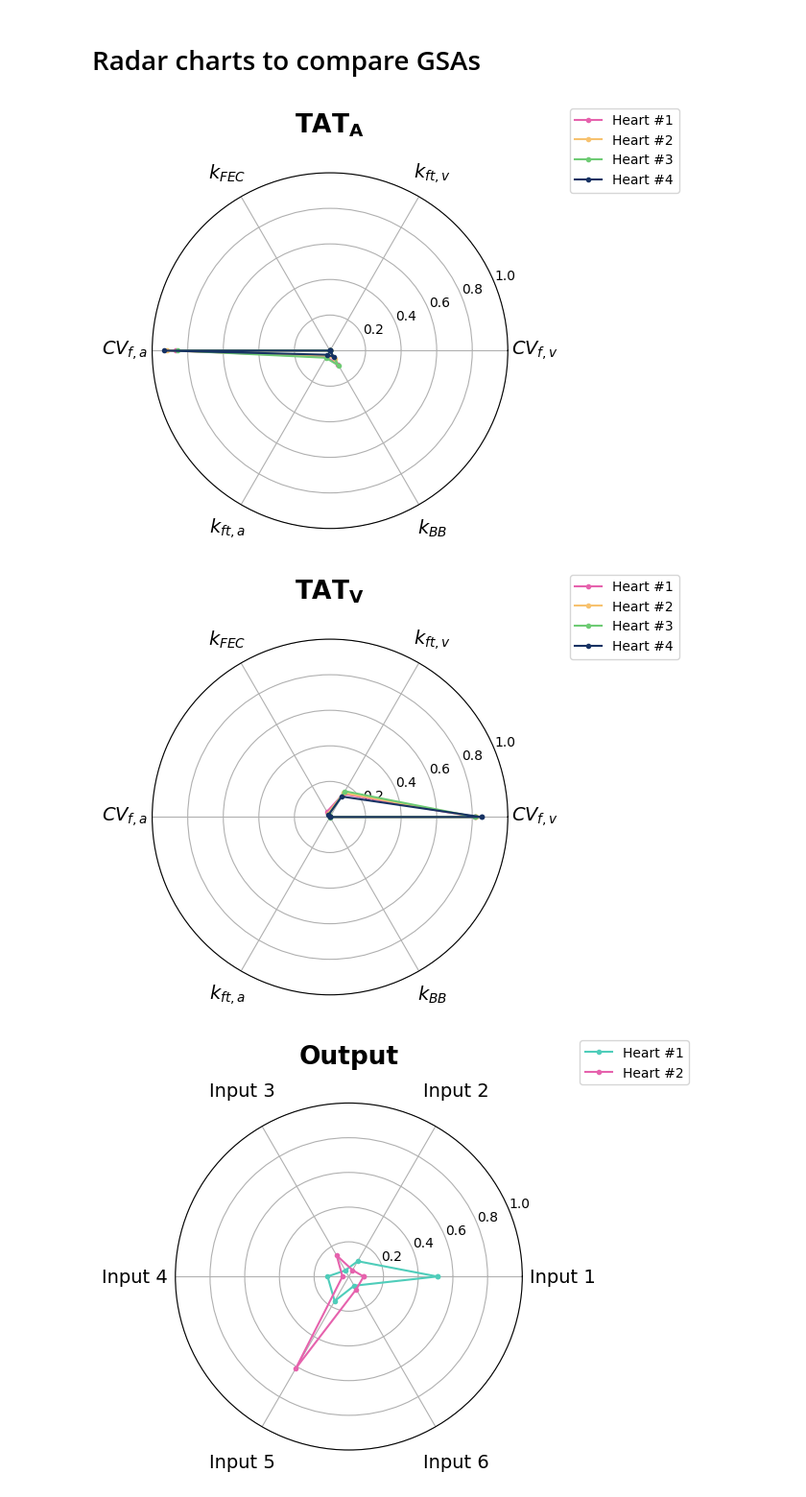
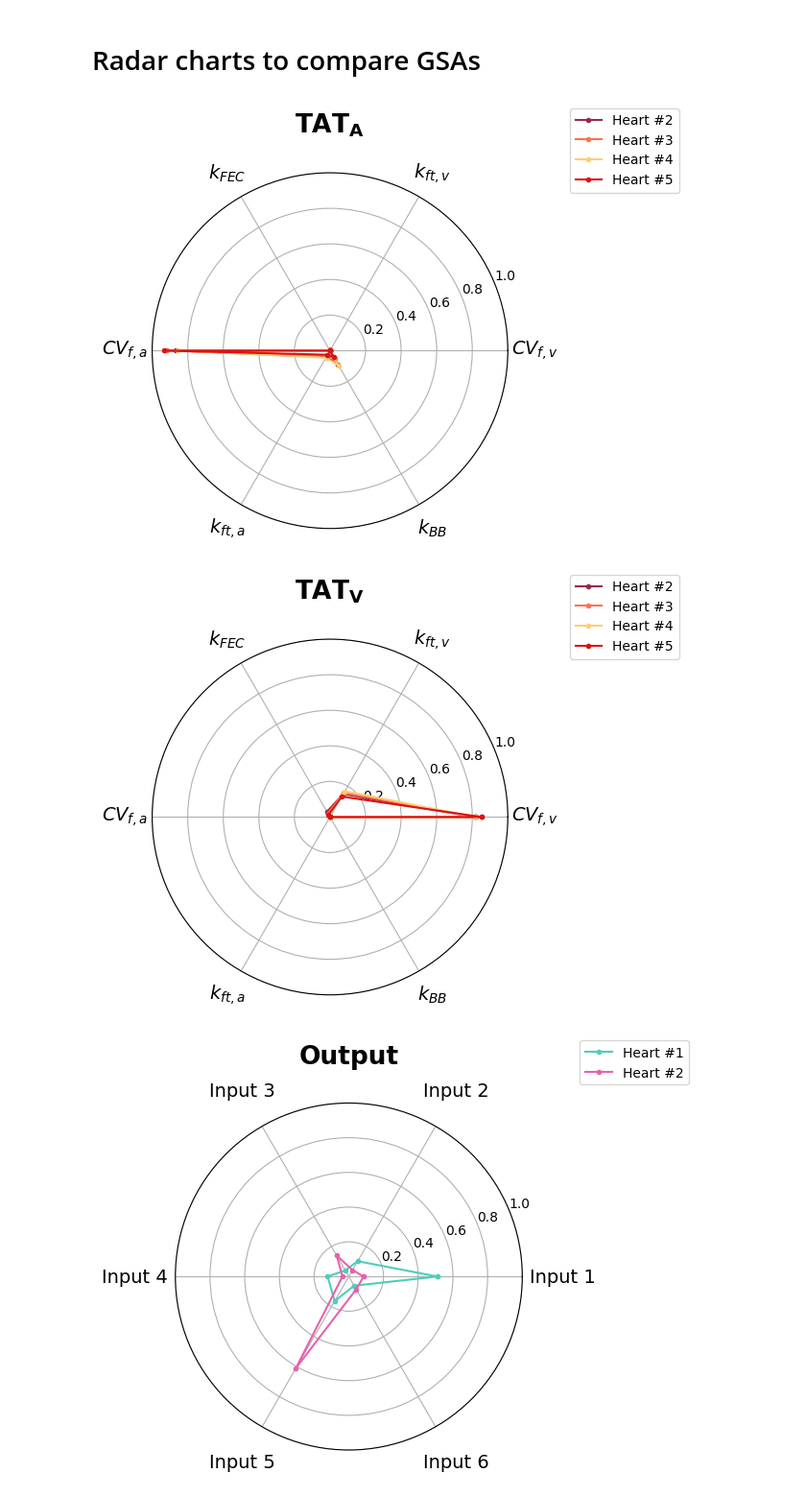
Before and after one commit to CEMRG-publications/Rodero_2026_JMCC, a Jupyter notebook: notebooks/plot_GSA.ipynb, the cells around one changed output. Shown: that part at 96% size. Cells and saved outputs as stored; diff of their text form; code cells hidden in the pictures.

```diff
--- a/notebooks/plot_GSA.ipynb
+++ b/notebooks/plot_GSA.ipynb
@@ -138,7 +140,7 @@ import numpy as np
 
 
 
-def plot_GSA_radar_chart(scenarios, xlabels, ylabels, savepath, fontsize,figname_preffix):
+def plot_GSA_radar_chart(scenarios, xlabels, ylabels, savepath, fontsize,figname_preffix, legend = [], colors = []):
 
     for output_idx in range(len(ylabels)):
         figname = f"{figname_preffix}_{output_idx}"
@@ -152,7 +154,7 @@ def plot_GSA_radar_chart(scenarios, xlabels, ylabels, savepath, fontsize,figname
 
         for i, scenario in enumerate(scenarios):
             # Read Si_total.csv and convert to numpy array of floats
-            with open(f"/media/croderog/SeagateExpansionDrive/HCM/{scenario}/output/Si_total.csv", 'r') as f:
+            with open(f"/media/croderog/{harddrive}/HCM/{scenario}/output/Si_total.csv", 'r') as f:
                 csv_reader = csv.reader(f)
                 ST_all = np.array([list(map(float, row)) for row in csv_reader])
 
@@ -169,13 +171,18 @@ def plot_GSA_radar_chart(scenarios, xlabels, ylabels, savepath, fontsize,figname
 
         # Curran et al's colours
         # colors = ['#4fcdba', '#e662ad', '#f7c26f', '#6ecb74', '#173263']
-        colors = ['#e662ad', '#f7c26f', '#6ecb74', '#173263']
+
+        if len(colors) == 0:
+            colors = ['#e662ad', '#f7c26f', '#6ecb74', '#173263']
 
         # Create polar plot
         fig, ax = plt.subplots(subplot_kw={'projection': 'polar'})
 
+        if len(legend) == 0:
+            legend = [f"Heart #{i+1}" for i in range(len(scenarios))]
+
         for i, scenario in enumerate(scenarios):
-            ax.plot(theta_radians, r[i], marker='.', label=f"Heart #{i+1}", color=colors[i])
+            ax.plot(theta_radians, r[i], marker='.', label=legend[i], color=colors[i])
 
 # Set theta ticks and labels
         ax.set_xticks(theta_radians[:-1])
@@ -192,27 +199,39 @@ def plot_GSA_radar_chart(scenarios, xlabels, ylabels, savepath, fontsize,figname
         plt.legend(loc="upper right", bbox_to_anchor=(1.5, 1.2))
 
         plt.tight_layout()
+
+        os.makedirs(savepath,exist_ok=True)
         plt.savefig(f"{savepath}/{figname}.png", bbox_inches="tight", dpi=300)
 # %%
 
-scenarios = [f"{heart_names[i]}/scenarios/{scenario_numbers['EP'][i]}" for i in range(len(heart_names))]
 
-xlabels = np.loadtxt(f"/media/croderog/SeagateExpansionDrive/HCM/{scenarios[-1]}/data/xlabels_plot.txt", dtype=str)
-ylabels = np.loadtxt(f"/media/croderog/SeagateExpansionDrive/HCM/{scenarios[-1]}/data/ylabels_plot.txt", dtype=str)
-savepath = f"/media/croderog/SeagateExpansionDrive/HCM/figures"
+# CHOOSE THIS
+figname_preffix = f"{simulation_type}_GSA_radarchart_2_to_5"
+legend = [f"Heart #{i}" for i in range(2,6)]
+# colors = ["#E57373","#9b2948","#ff7251","#ffcd74","#ffedbf"]
+colors = ["#9b2948","#ff7251","#ffcd74","#dd1212"]
+
+
+
+scenarios = [f"{heart_names[i]}/scenarios/{scenario_numbers[simulation_type][i]}" for i in range(len(heart_names))]
+
+xlabels = np.loadtxt(f"/media/croderog/{harddrive}/HCM/{scenarios[-1]}/data/xlabels_plot.txt", dtype=str)
+ylabels = np.loadtxt(f"/media/croderog/{harddrive}/HCM/{scenarios[-1]}/data/ylabels_plot.txt", dtype=str)
+savepath = f"/media/croderog/{harddrive}/HCM/figures"
 
 fontsize=14
-figname_preffix = "inflation_GSA_radarchart"
 
 plot_GSA_radar_chart(scenarios=scenarios,
 					 xlabels=xlabels,
 					 ylabels=ylabels,
 					 savepath=savepath,
 					 fontsize=fontsize,
-					 figname_preffix=figname_preffix)
+					 figname_preffix=figname_preffix,
+					 legend=legend,
+					 colors=colors)
 # %% [output]
-[figure, old version]
+[figure, new version]
-[figure, old version]
+[figure, new version]
 # %%
 import numpy as np
 import matplotlib.pyplot as plt
```
Also changed, not shown: parts of 6 cells of this notebook.
